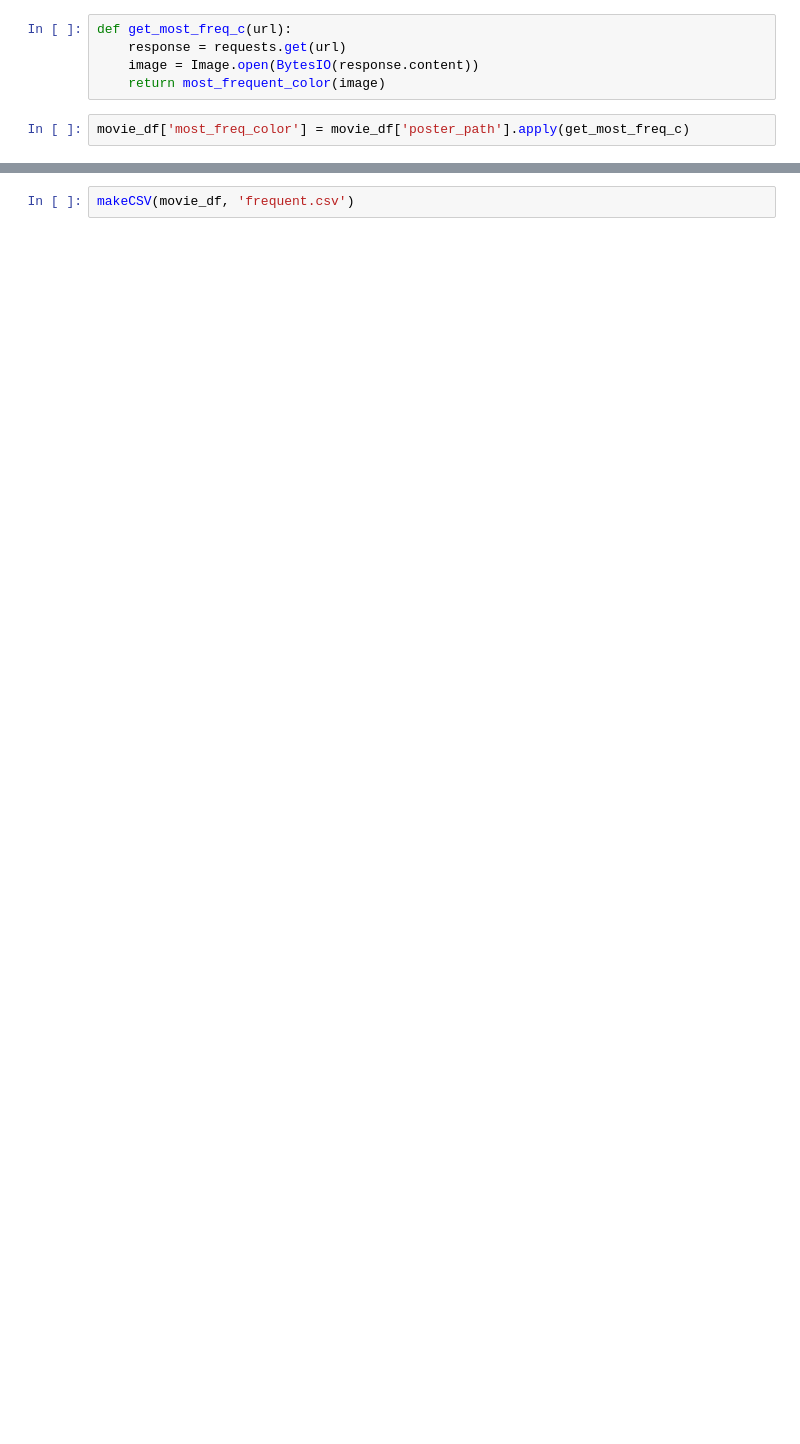
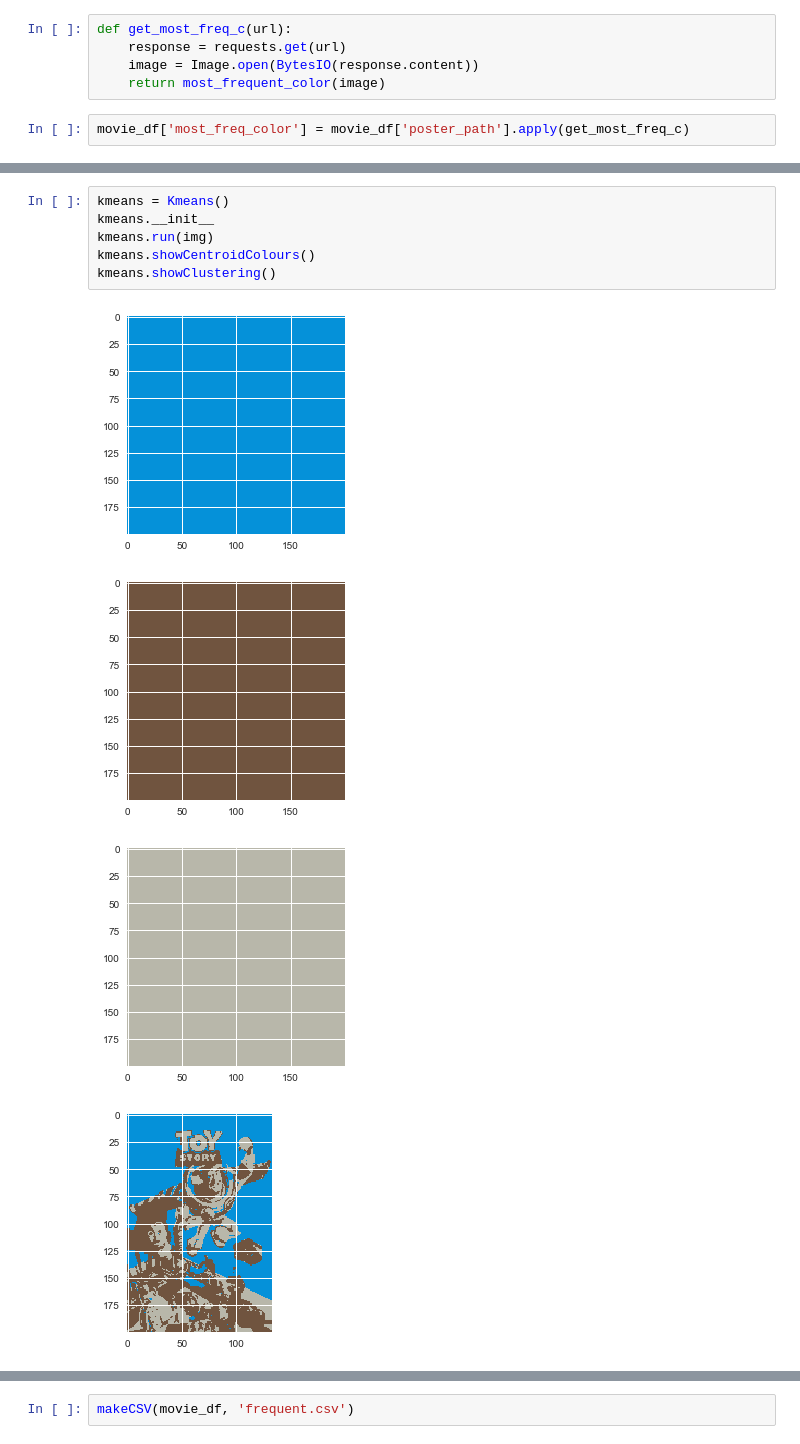
Before and after one commit to christian7137/MovieDataset, a Jupyter notebook: MovieNB_1.ipynb, the cells around one changed output, grey strips where cells are left out. Cells and saved outputs as stored; diff of their text form; blank space fills up the shorter version.

```diff
--- a/MovieNB_1.ipynb
+++ b/MovieNB_1.ipynb
@@ -456,3 +477,14 @@ imshow(image)
+# %%
+kmeans = Kmeans()
+kmeans.__init__
+kmeans.run(img)
+kmeans.showCentroidColours()
+kmeans.showClustering()
+# %% [output]
+[figure, added]
+[figure, added]
+[figure, added]
+[figure, added]
 # %%
 print(movie_df.loc[862])
 # %% [output]
```
Also changed, not shown: parts of 16 cells of this notebook.
